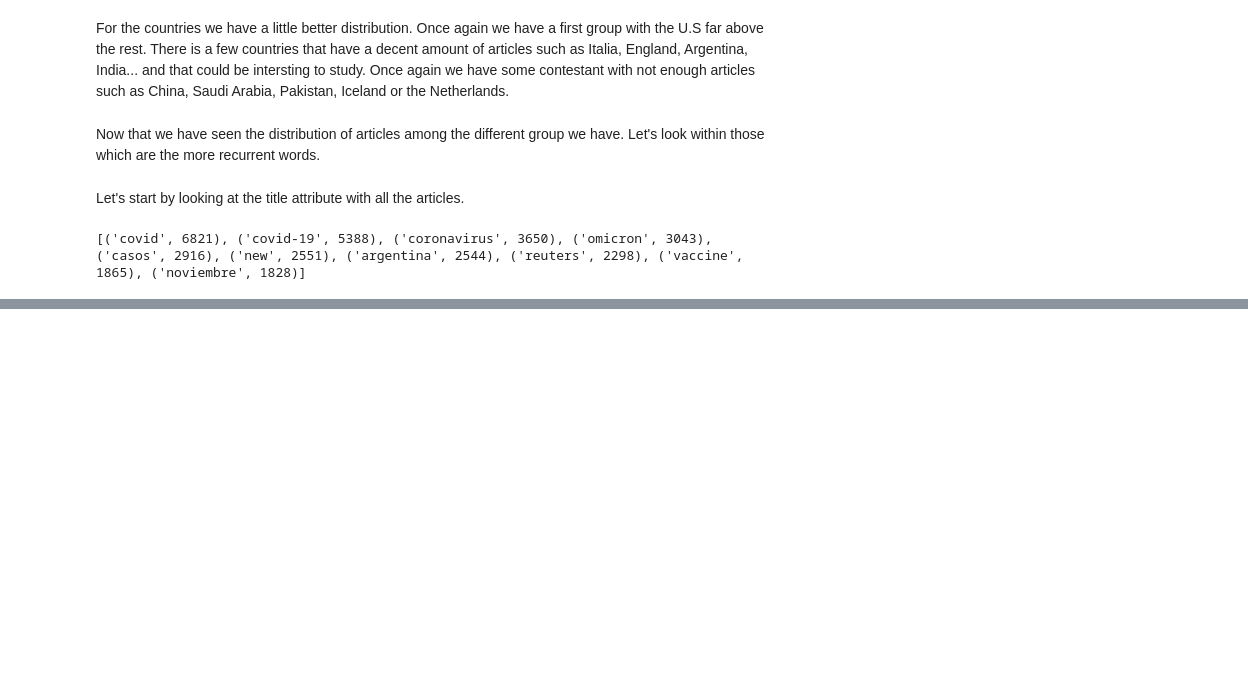
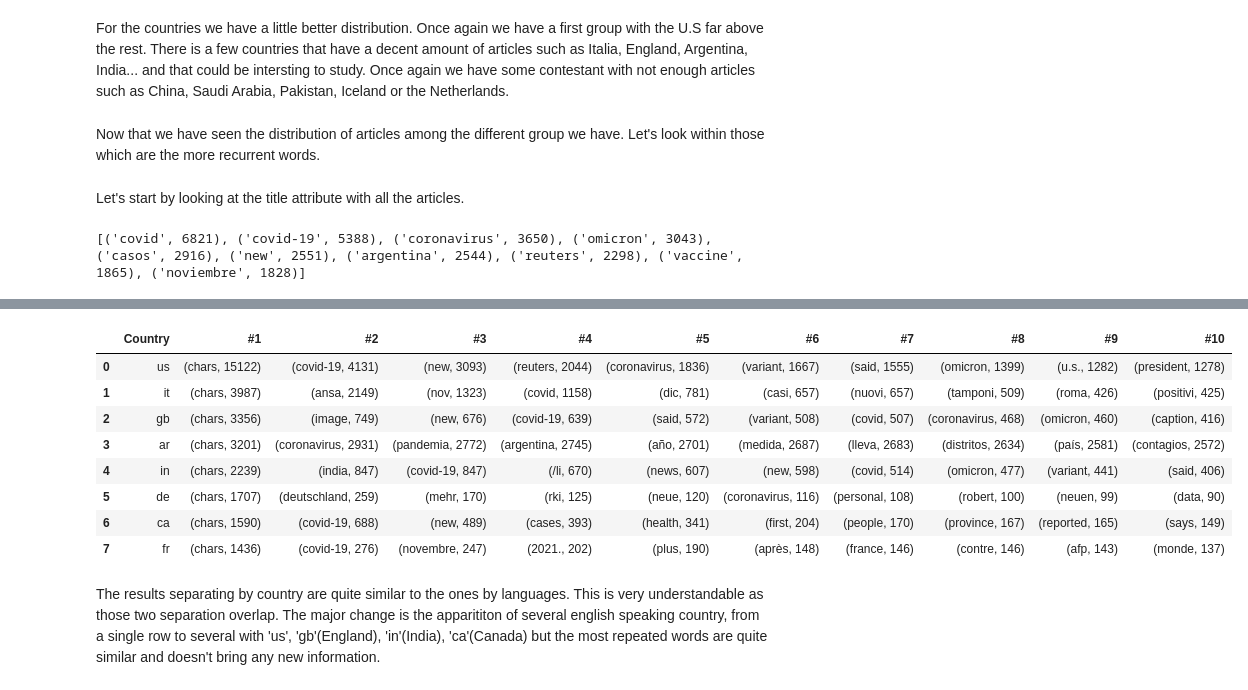
Before and after one commit to Grazeli/BDA_project, a Jupyter notebook: analysis.ipynb, the cells around one changed output, grey strips where cells are left out. Drawn from its saved outputs; the diff is of its cells as text; code cells hidden in the pictures; blank space fills up the shorter version.

```diff
--- a/analysis.ipynb
+++ b/analysis.ipynb
@@ -290 +394,28 @@ df
+# %%
+# Reccurence of words by languages over the content attribute
+results = []
+att = 'content'
+for country in countries:
+    count = get_counter_from_query({'source.id': {'$in': loaded_dict[country]}}, att)
+    tuple_words = tuple(count.most_common(number_most_common))
+
+    row = (country, ) + tuple_words
+
+    results.append(row)
+
+columns = ['Country'] + ['#' + str(x+1) for x in range(number_most_common)]
+df_content = pd.DataFrame(results, columns=columns)
+df_content
+# %% [output]
+|  | Country | #1 | #2 | #3 | #4 | #5 | #6 | #7 | #8 | #9 | #10 |
+| 0 | us | (chars, 15122) | (covid-19, 4131) | (new, 3093) | (reuters, 2044) | (coronavirus, 1836) | (variant, 1667) | (said, 1555) | (omicron, 1399) | (u.s., 1282) | (president, 1278) |
+| 1 | it | (chars, 3987) | (ansa, 2149) | (nov, 1323) | (covid, 1158) | (dic, 781) | (casi, 657) | (nuovi, 657) | (tamponi, 509) | (roma, 426) | (positivi, 425) |
+| 2 | gb | (chars, 3356) | (image, 749) | (new, 676) | (covid-19, 639) | (said, 572) | (variant, 508) | (covid, 507) | (coronavirus, 468) | (omicron, 460) | (caption, 416) |
+| 3 | ar | (chars, 3201) | (coronavirus, 2931) | (pandemia, 2772) | (argentina, 2745) | (año, 2701) | (medida, 2687) | (lleva, 2683) | (distritos, 2634) | (país, 2581) | (contagios, 2572) |
+| 4 | in | (chars, 2239) | (india, 847) | (covid-19, 847) | (/li, 670) | (news, 607) | (new, 598) | (covid, 514) | (omicron, 477) | (variant, 441) | (said, 406) |
+| 5 | de | (chars, 1707) | (deutschland, 259) | (mehr, 170) | (rki, 125) | (neue, 120) | (coronavirus, 116) | (personal, 108) | (robert, 100) | (neuen, 99) | (data, 90) |
+| 6 | ca | (chars, 1590) | (covid-19, 688) | (new, 489) | (cases, 393) | (health, 341) | (first, 204) | (people, 170) | (province, 167) | (reported, 165) | (says, 149) |
+| 7 | fr | (chars, 1436) | (covid-19, 276) | (novembre, 247) | (2021., 202) | (plus, 190) | (après, 148) | (france, 146) | (contre, 146) | (afp, 143) | (monde, 137) |
+# %% [markdown]
+The results separating by country are quite similar to the ones by languages. This is very understandable as those two separation overlap. The major change is the apparititon of several english speaking country, from a single row to several with 'us', 'gb'(England), 'in'(India), 'ca'(Canada) but the most repeated words are quite similar and doesn't bring any new information.
 # %%
```
Also changed, not shown: parts of 18 cells of this notebook, 1 other file.
